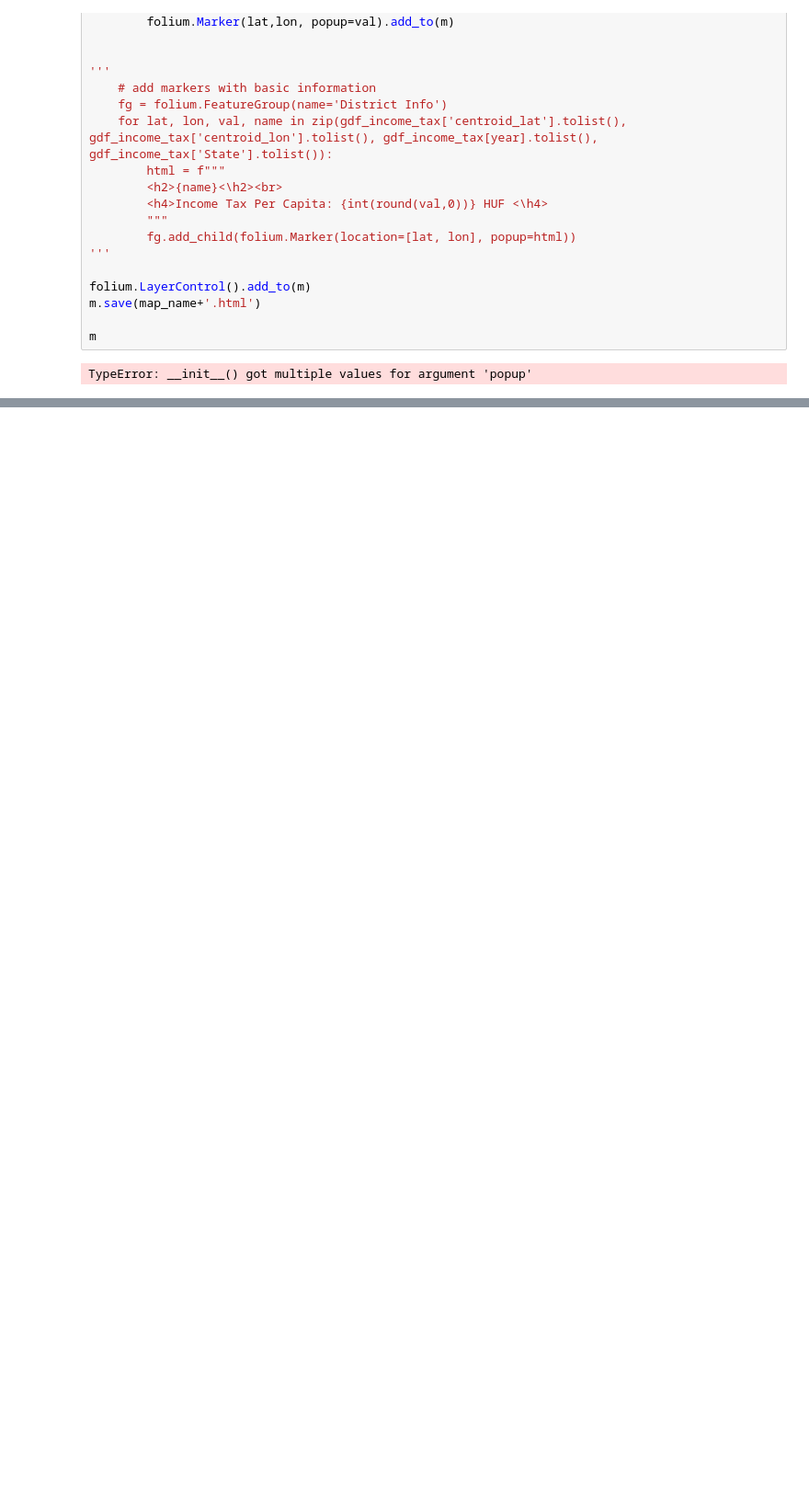
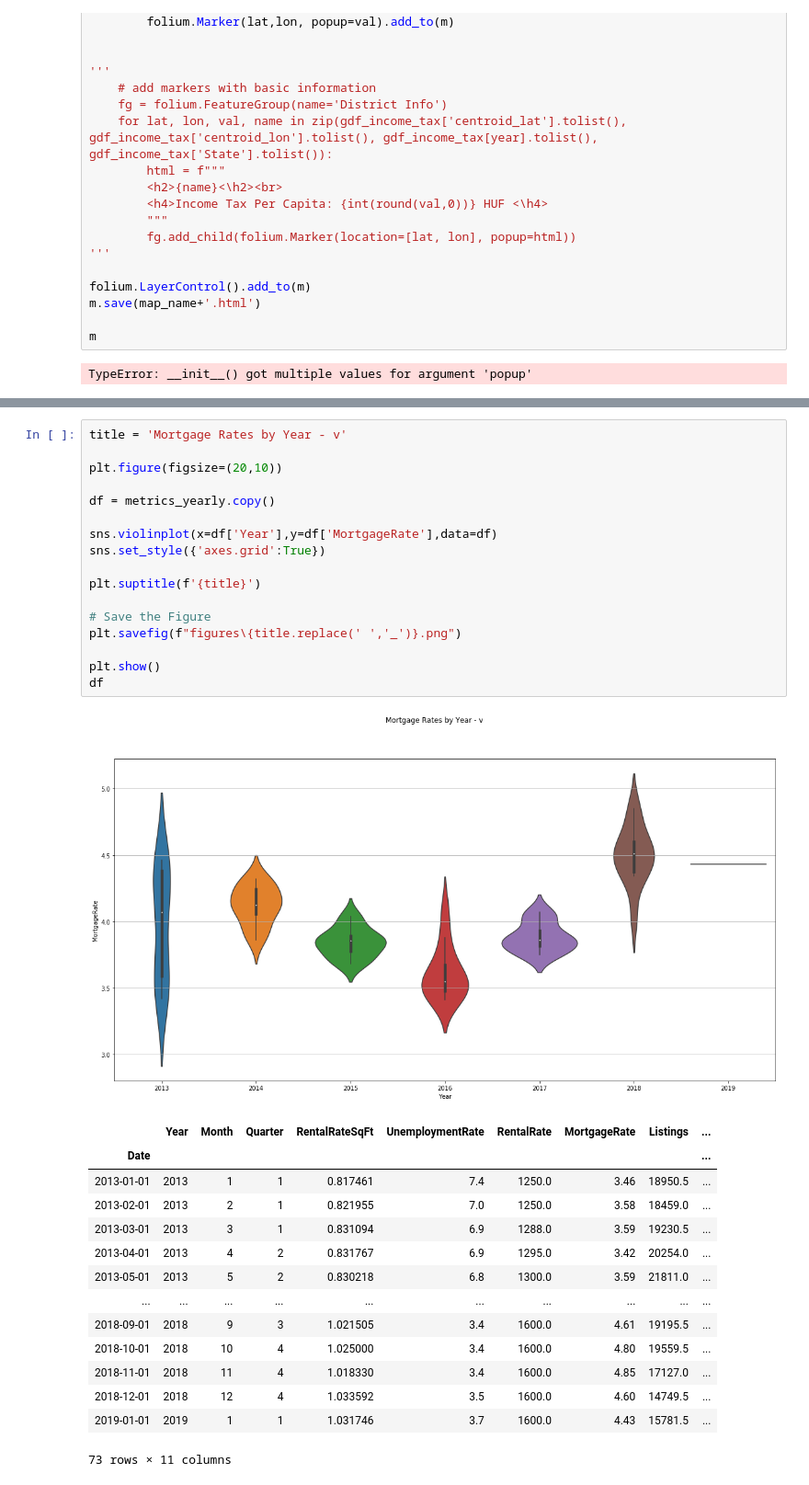
Before and after one commit to JosueGar/team_project_1, a Jupyter notebook: Untitled.ipynb, the cells around one changed output, grey strips where cells are left out. Shown at 92% size. Drawn from its saved outputs; the diff is of its cells as text; blank space fills up the shorter version.

```diff
--- a/Untitled.ipynb
+++ b/Untitled.ipynb
@@ -458,0 +661,33 @@ median_rental_price_sfr_sqft
+# %%
+title = 'Mortgage Rates by Year - v'
+
+plt.figure(figsize=(20,10))
+
+df = metrics_yearly.copy()
+
+sns.violinplot(x=df['Year'],y=df['MortgageRate'],data=df)
+sns.set_style({'axes.grid':True})
+
+plt.suptitle(f'{title}')
+
+# Save the Figure
+plt.savefig(f"figures\{title.replace(' ','_')}.png")
+
+plt.show()
+df
+# %% [output]
+[figure, added]
+|  | Year | Month | Quarter | RentalRateSqFt | UnemploymentRate | RentalRate | MortgageRate | Listings | ... |
+| Date |  |  |  |  |  |  |  |  | ... |
+| 2013-01-01 | 2013 | 1 | 1 | 0.817461 | 7.4 | 1250.0 | 3.46 | 18950.5 | ... |
+| 2013-02-01 | 2013 | 2 | 1 | 0.821955 | 7.0 | 1250.0 | 3.58 | 18459.0 | ... |
+| 2013-03-01 | 2013 | 3 | 1 | 0.831094 | 6.9 | 1288.0 | 3.59 | 19230.5 | ... |
+| 2013-04-01 | 2013 | 4 | 2 | 0.831767 | 6.9 | 1295.0 | 3.42 | 20254.0 | ... |
+| 2013-05-01 | 2013 | 5 | 2 | 0.830218 | 6.8 | 1300.0 | 3.59 | 21811.0 | ... |
+| ... | ... | ... | ... | ... | ... | ... | ... | ... | ... |
+| 2018-09-01 | 2018 | 9 | 3 | 1.021505 | 3.4 | 1600.0 | 4.61 | 19195.5 | ... |
+| 2018-10-01 | 2018 | 10 | 4 | 1.025000 | 3.4 | 1600.0 | 4.80 | 19559.5 | ... |
+| 2018-11-01 | 2018 | 11 | 4 | 1.018330 | 3.4 | 1600.0 | 4.85 | 17127.0 | ... |
+| 2018-12-01 | 2018 | 12 | 4 | 1.033592 | 3.5 | 1600.0 | 4.60 | 14749.5 | ... |
+| 2019-01-01 | 2019 | 1 | 1 | 1.031746 | 3.7 | 1600.0 | 4.43 | 15781.5 | ... |
+73 rows × 11 columns
```
Also changed, not shown: parts of 38 cells of this notebook, 2 other files.
